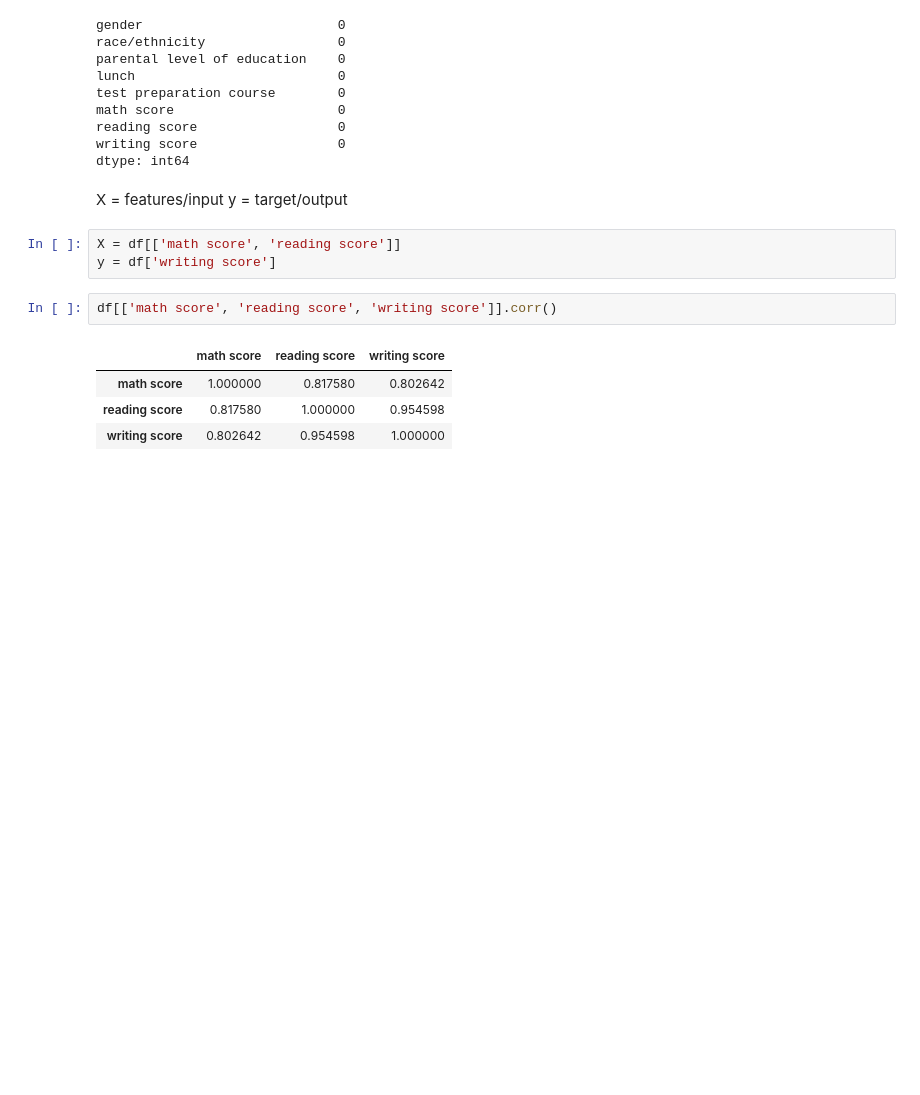
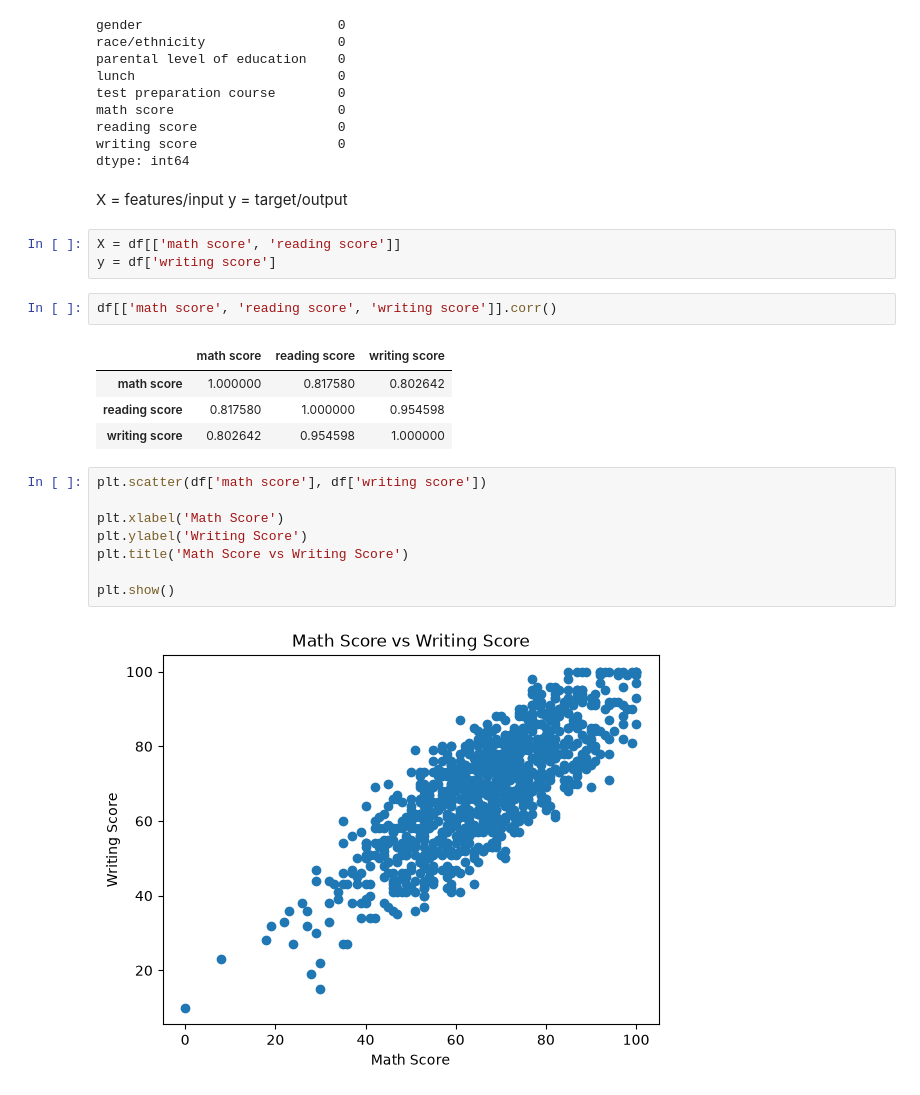
Before and after one commit to divichopra28/ML_ROADMAP, a Jupyter notebook: Linear_Regression.ipynb, the cells around one changed output. Saved outputs shown, nothing was run; the diff lists cells and outputs as text; blank space fills up the shorter version.

```diff
--- a/Linear_Regression.ipynb
+++ b/Linear_Regression.ipynb
@@ -92,3 +92,13 @@ df[['math score', 'reading score', 'writing score']].corr()
 | math score | 1.000000 | 0.817580 | 0.802642 |
 | reading score | 0.817580 | 1.000000 | 0.954598 |
 | writing score | 0.802642 | 0.954598 | 1.000000 |
+# %%
+plt.scatter(df['math score'], df['writing score'])
+
+plt.xlabel('Math Score')
+plt.ylabel('Writing Score')
+plt.title('Math Score vs Writing Score')
+
+plt.show()
+# %% [output]
+[figure, added]
```
Also changed, not shown: parts of 4 cells of this notebook.
